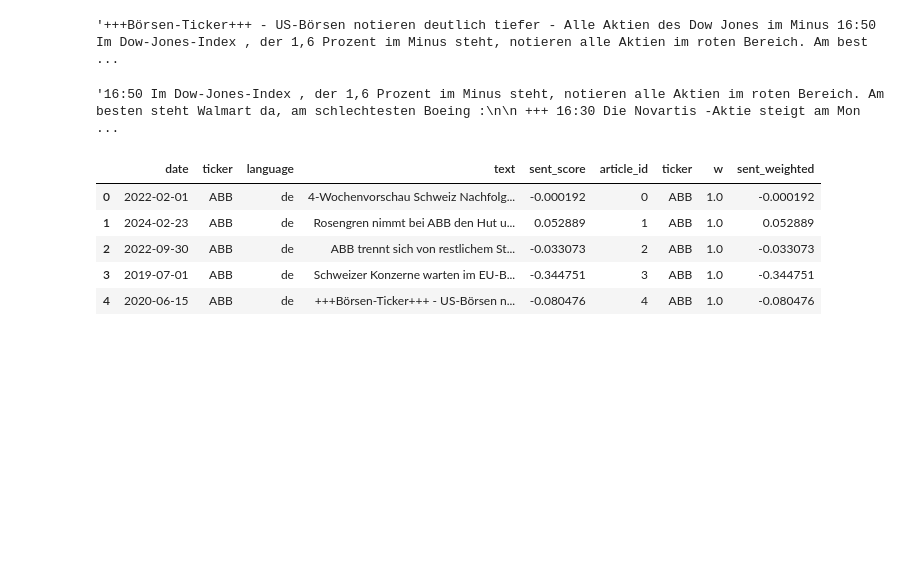
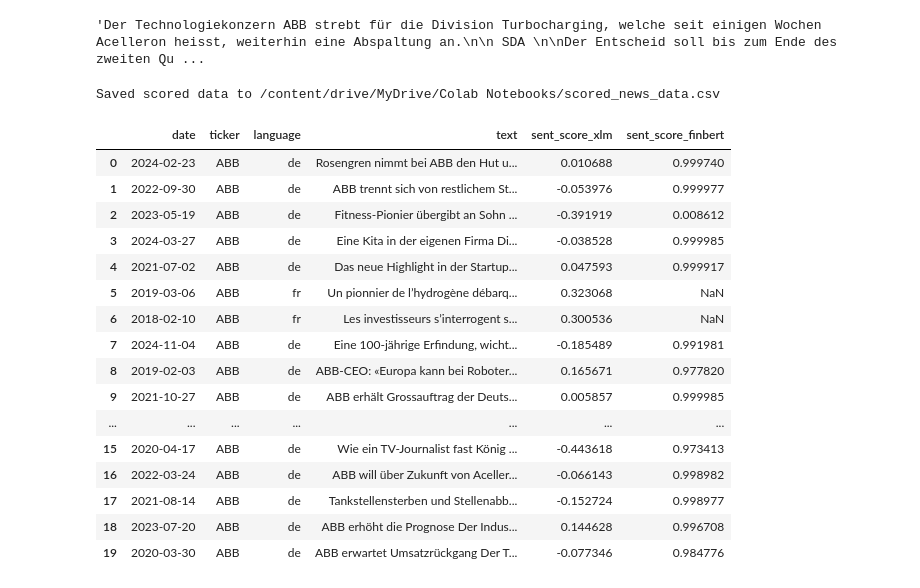
Before and after one commit to mkcakmak/multimodel-financial-time-series-with-sentiment, a Jupyter notebook: noteebooks/03_sentiment_aggregate.ipynb, the cells around one changed output. Drawn from its saved outputs; the diff is of its cells as text; code cells hidden in the pictures; blank space fills up the shorter version.

```diff
--- a/noteebooks/03_sentiment_aggregate.ipynb
+++ b/noteebooks/03_sentiment_aggregate.ipynb
@@ -134,17 +265,34 @@ tmp.head()
-# %%
-tmp['text'][4]
-# %% [output]
-'+++Börsen-Ticker+++ - US-Börsen notieren deutlich tiefer - Alle Aktien des Dow Jones im Minus 16:50 Im Dow-Jones-Index , der 1,6 Prozent im Minus steht, notieren alle Aktien im roten Bereich. Am best ...
 # %%
-df['content_clean'][4]
+df['content_clean'][16]
 # %% [output]
-'16:50 Im Dow-Jones-Index , der 1,6 Prozent im Minus steht, notieren alle Aktien im roten Bereich. Am besten steht Walmart da, am schlechtesten Boeing :\n\n +++ 16:30 Die Novartis -Aktie steigt am Mon ...
+'Der Technologiekonzern ABB strebt für die Division Turbocharging, welche seit einigen Wochen Acelleron heisst, weiterhin eine Abspaltung an.\n\n SDA \n\nDer Entscheid soll bis zum Ende des zweiten Qu ...
-# %%
-exp.head()
-# %% [output]
-|  | date | ticker | language | text | sent_score | article_id | ticker | w | sent_weighted |
-| 0 | 2022-02-01 | ABB | de | 4-Wochenvorschau Schweiz Nachfolg... | -0.000192 | 0 | ABB | 1.0 | -0.000192 |
-| 1 | 2024-02-23 | ABB | de | Rosengren nimmt bei ABB den Hut u... | 0.052889 | 1 | ABB | 1.0 | 0.052889 |
-| 2 | 2022-09-30 | ABB | de | ABB trennt sich von restlichem St... | -0.033073 | 2 | ABB | 1.0 | -0.033073 |
-| 3 | 2019-07-01 | ABB | de | Schweizer Konzerne warten im EU-B... | -0.344751 | 3 | ABB | 1.0 | -0.344751 |
-| 4 | 2020-06-15 | ABB | de | +++Börsen-Ticker+++ - US-Börsen n... | -0.080476 | 4 | ABB | 1.0 | -0.080476 |
+# %%
+output_path = Path("/content/drive/MyDrive/Colab Notebooks/scored_news_data.csv")
+tmp.to_csv(output_path, index=False)
+print(f"Saved scored data to {output_path}")
+# %% [output]
+Saved scored data to /content/drive/MyDrive/Colab Notebooks/scored_news_data.csv
+# %%
+path_score = Path("/content/drive/MyDrive/Colab Notebooks/scored_news_data.csv")
+# %%
+tmp = pd.read_csv(path_score)
+# %%
+tmp.head(20)
+# %% [output]
+|  | date | ticker | language | text | sent_score_xlm | sent_score_finbert |
+| 0 | 2024-02-23 | ABB | de | Rosengren nimmt bei ABB den Hut u... | 0.010688 | 0.999740 |
+| 1 | 2022-09-30 | ABB | de | ABB trennt sich von restlichem St... | -0.053976 | 0.999977 |
+| 2 | 2023-05-19 | ABB | de | Fitness-Pionier übergibt an Sohn ... | -0.391919 | 0.008612 |
+| 3 | 2024-03-27 | ABB | de | Eine Kita in der eigenen Firma Di... | -0.038528 | 0.999985 |
+| 4 | 2021-07-02 | ABB | de | Das neue Highlight in der Startup... | 0.047593 | 0.999917 |
+| 5 | 2019-03-06 | ABB | fr | Un pionnier de l’hydrogène débarq... | 0.323068 | NaN |
+| 6 | 2018-02-10 | ABB | fr | Les investisseurs s’interrogent s... | 0.300536 | NaN |
+| 7 | 2024-11-04 | ABB | de | Eine 100-jährige Erfindung, wicht... | -0.185489 | 0.991981 |
+| 8 | 2019-02-03 | ABB | de | ABB-CEO: «Europa kann bei Roboter... | 0.165671 | 0.977820 |
+| 9 | 2021-10-27 | ABB | de | ABB erhält Grossauftrag der Deuts... | 0.005857 | 0.999985 |
+| ... | ... | ... | ... | ... | ... | ... |
+| 15 | 2020-04-17 | ABB | de | Wie ein TV-Journalist fast König ... | -0.443618 | 0.973413 |
+| 16 | 2022-03-24 | ABB | de | ABB will über Zukunft von Aceller... | -0.066143 | 0.998982 |
+| 17 | 2021-08-14 | ABB | de | Tankstellensterben und Stellenabb... | -0.152724 | 0.998977 |
+| 18 | 2023-07-20 | ABB | de | ABB erhöht die Prognose Der Indus... | 0.144628 | 0.996708 |
+| 19 | 2020-03-30 | ABB | de | ABB erwartet Umsatzrückgang Der T... | -0.077346 | 0.984776 |
```
Also changed, not shown: parts of 18 cells of this notebook, 2 other files.
